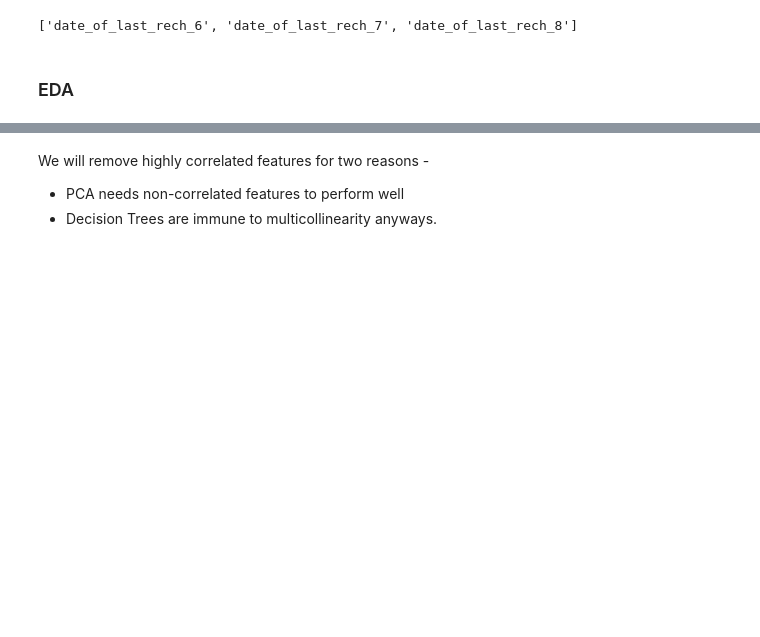
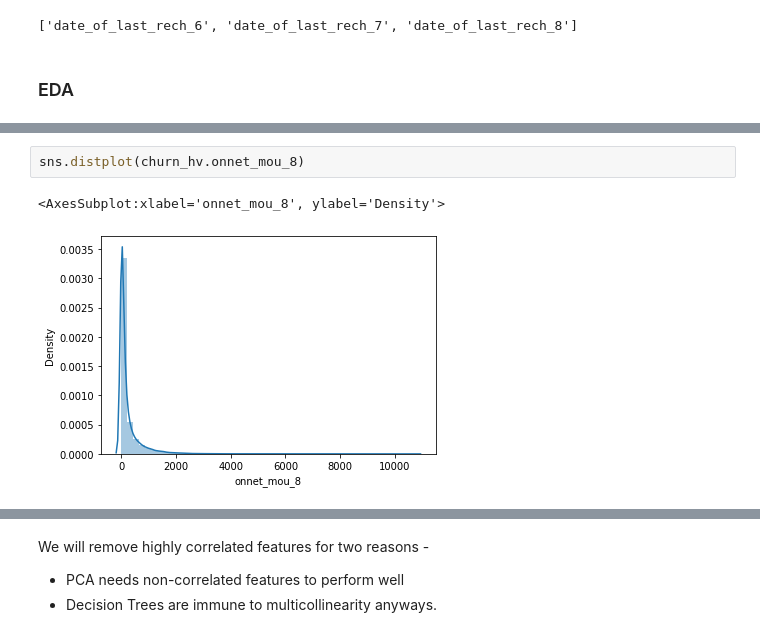
Before and after one commit to bipin-raju/Telecom_churn_case_study, a Jupyter notebook: Telecom Churn Case Study.ipynb, the cells around one changed output, grey strips where cells are left out. Drawn from its saved outputs; the diff is of its cells as text; blank space fills up the shorter version.

```diff
--- a/Telecom Churn Case Study.ipynb
+++ b/Telecom Churn Case Study.ipynb
@@ -402,0 +400,5 @@ cols
+# %%
+sns.distplot(churn_hv.onnet_mou_8)
+# %% [output]
+<AxesSubplot:xlabel='onnet_mou_8', ylabel='Density'>
+[figure, added]
```
Also changed, not shown: parts of 60 cells of this notebook.
